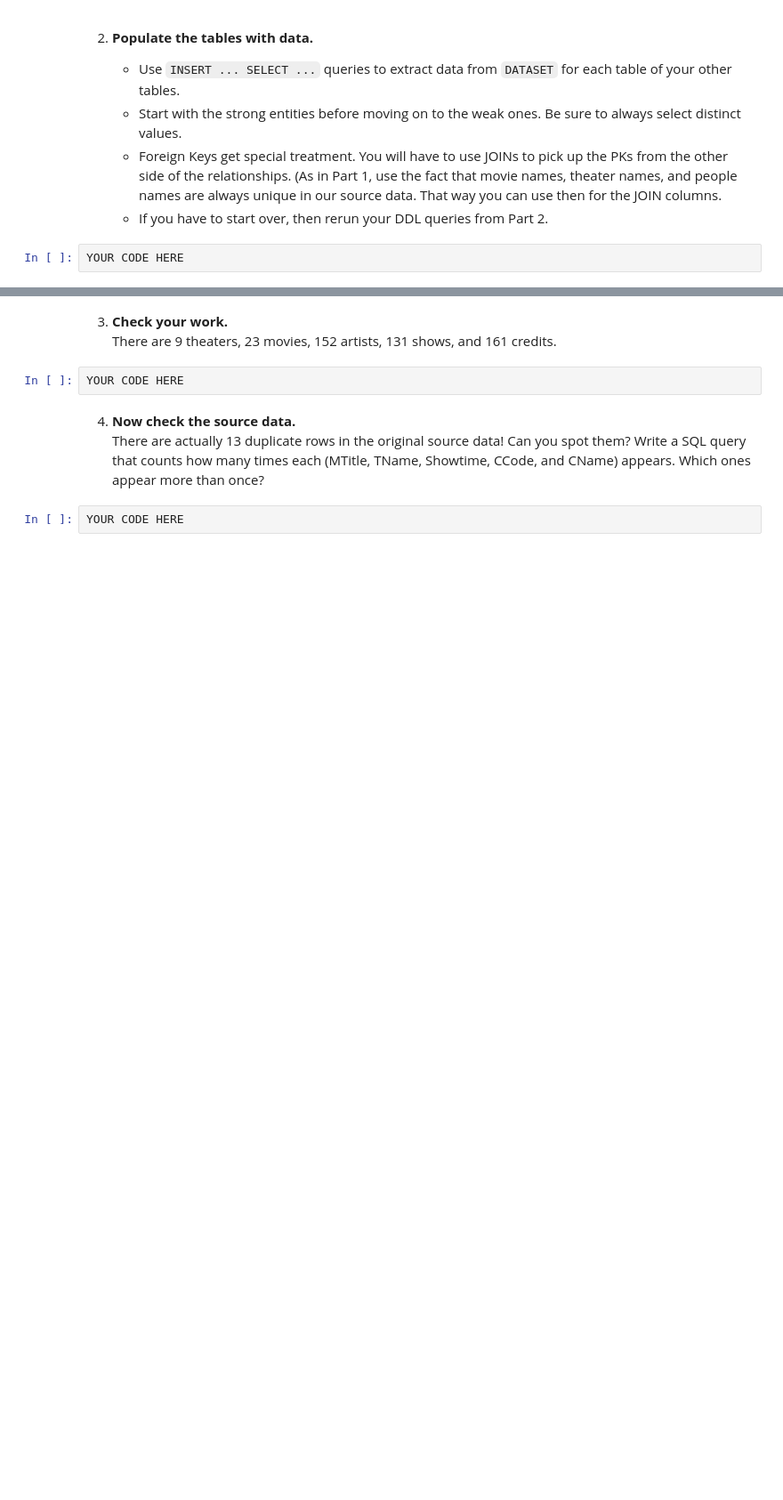
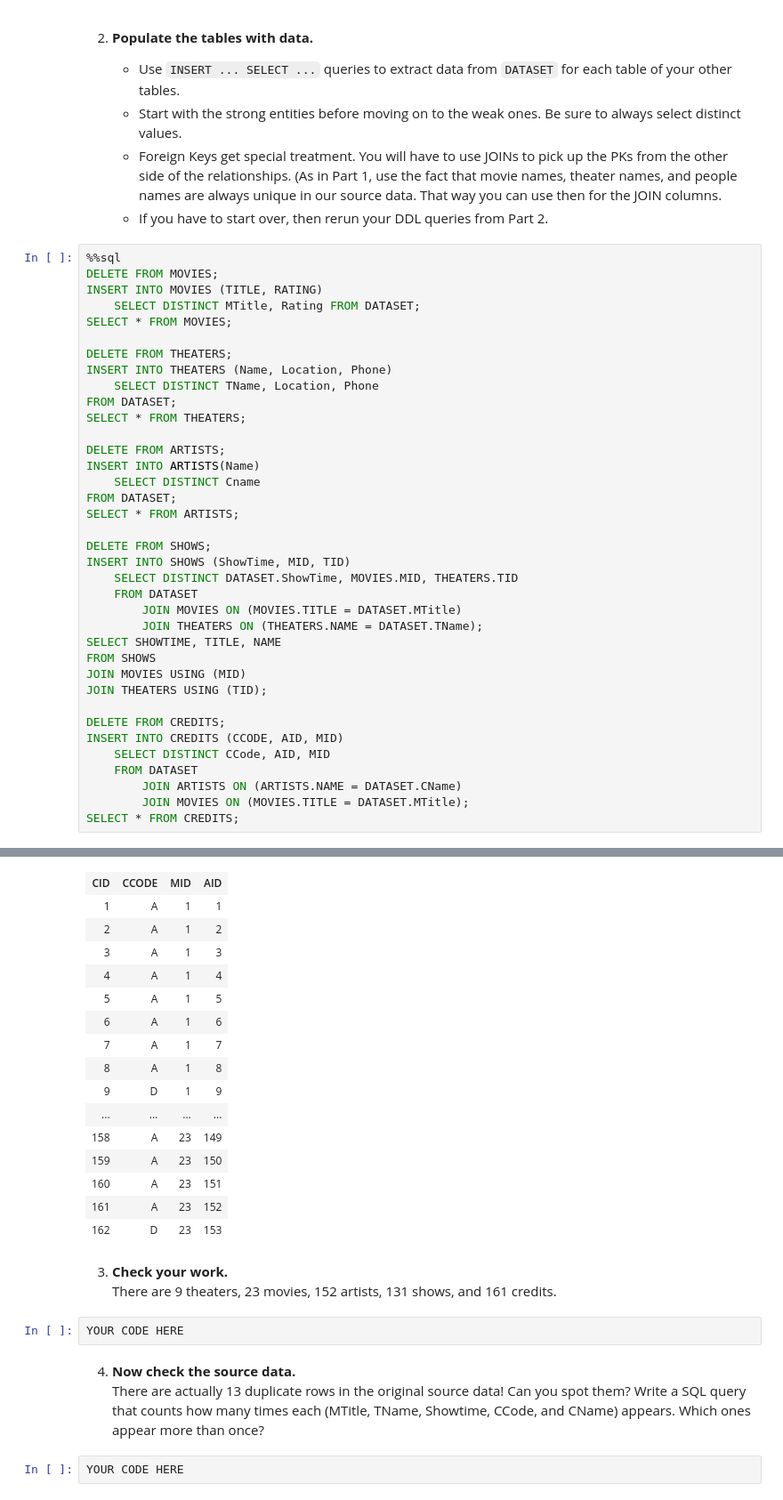
Before and after one commit to mdisanto2/movies-tonight-mdisanto2, a Jupyter notebook: Part3.ipynb, the cells around one changed output, grey strips where cells are left out. Shown: that part at 89% size. Saved outputs shown, nothing was run; the diff lists cells and outputs as text; blank space fills up the shorter version.

```diff
--- a/Part3.ipynb
+++ b/Part3.ipynb
@@ -16,5 +30,41 @@ YOUR CODE HERE
     - Start with the strong entities before moving on to the weak ones. Be sure to always select distinct     values.
     - Foreign Keys get special treatment. You will have to use JOINs to pick up the PKs from the other side of the relationships. (As in Part 1, use the fact that movie names, theater names, and people names are always unique in our source data. That way you can use then for the JOIN columns.
     - If you have to start over, then rerun your DDL queries from Part 2.
-# %%
-YOUR CODE HERE
+# %%
+%%sql
+DELETE FROM MOVIES;
+INSERT INTO MOVIES (TITLE, RATING)
+    SELECT DISTINCT MTitle, Rating FROM DATASET;
+SELECT * FROM MOVIES;
+
+DELETE FROM THEATERS;
+INSERT INTO THEATERS (Name, Location, Phone)
+    SELECT DISTINCT TName, Location, Phone
+FROM DATASET;
+SELECT * FROM THEATERS;
+
+DELETE FROM ARTISTS;
+INSERT INTO ARTISTS(Name)
+    SELECT DISTINCT Cname
+FROM DATASET;
+SELECT * FROM ARTISTS;
+
+DELETE FROM SHOWS;
+INSERT INTO SHOWS (ShowTime, MID, TID)
+    SELECT DISTINCT DATASET.ShowTime, MOVIES.MID, THEATERS.TID
+    FROM DATASET
+        JOIN MOVIES ON (MOVIES.TITLE = DATASET.MTitle)
+        JOIN THEATERS ON (THEATERS.NAME = DATASET.TName);
+SELECT SHOWTIME, TITLE, NAME
+FROM SHOWS
+JOIN MOVIES USING (MID)
+JOIN THEATERS USING (TID);
+
+DELETE FROM CREDITS;
+INSERT INTO CREDITS (CCODE, AID, MID)
+    SELECT DISTINCT CCode, AID, MID
+    FROM DATASET
+        JOIN ARTISTS ON (ARTISTS.NAME = DATASET.CName)
+        JOIN MOVIES ON (MOVIES.TITLE = DATASET.MTitle);
+SELECT * FROM CREDITS;
+# %% [output]
@@ -21,3 +87,19 @@ YOUR CODE HERE
+| CID | CCODE | MID | AID |
+| 1 | A | 1 | 1 |
+| 2 | A | 1 | 2 |
+| 3 | A | 1 | 3 |
+| 4 | A | 1 | 4 |
+| 5 | A | 1 | 5 |
+| 6 | A | 1 | 6 |
+| 7 | A | 1 | 7 |
+| 8 | A | 1 | 8 |
+| 9 | D | 1 | 9 |
+| ... | ... | ... | ... |
+| 158 | A | 23 | 149 |
+| 159 | A | 23 | 150 |
+| 160 | A | 23 | 151 |
+| 161 | A | 23 | 152 |
+| 162 | D | 23 | 153 |
 # %% [markdown]
 3. **Check your work.**
 There are 9 theaters, 23 movies, 152 artists, 131 shows, and 161 credits.
```
Also changed, not shown: parts of 4 cells of this notebook, 1 other file.
